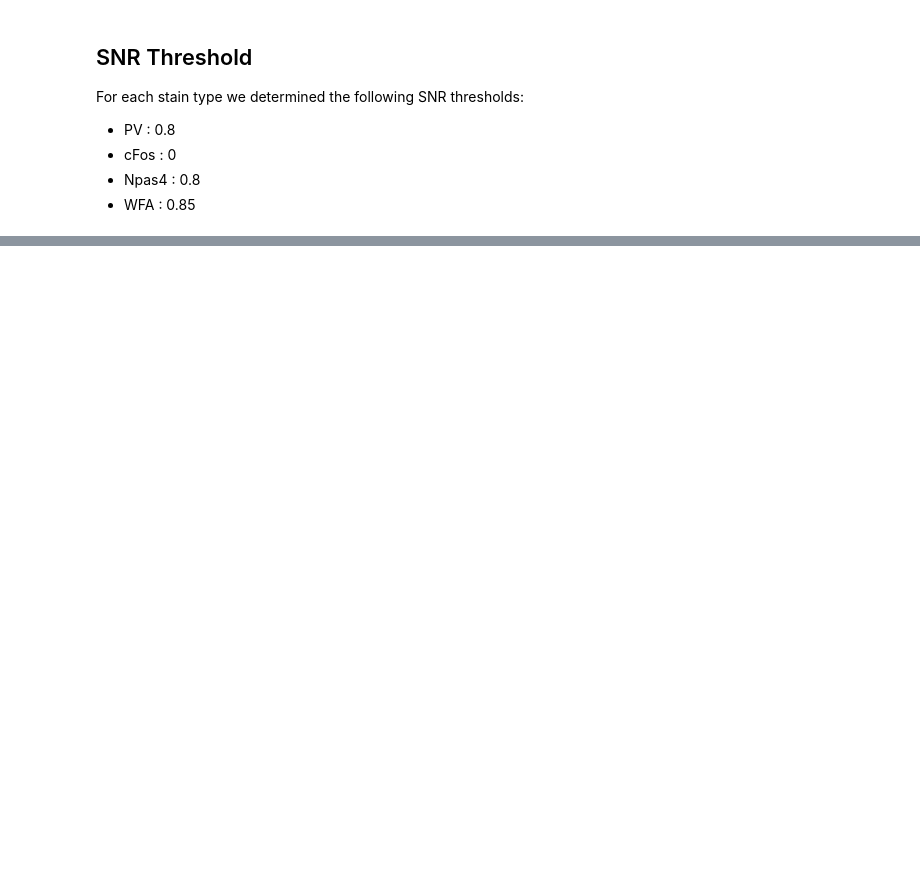
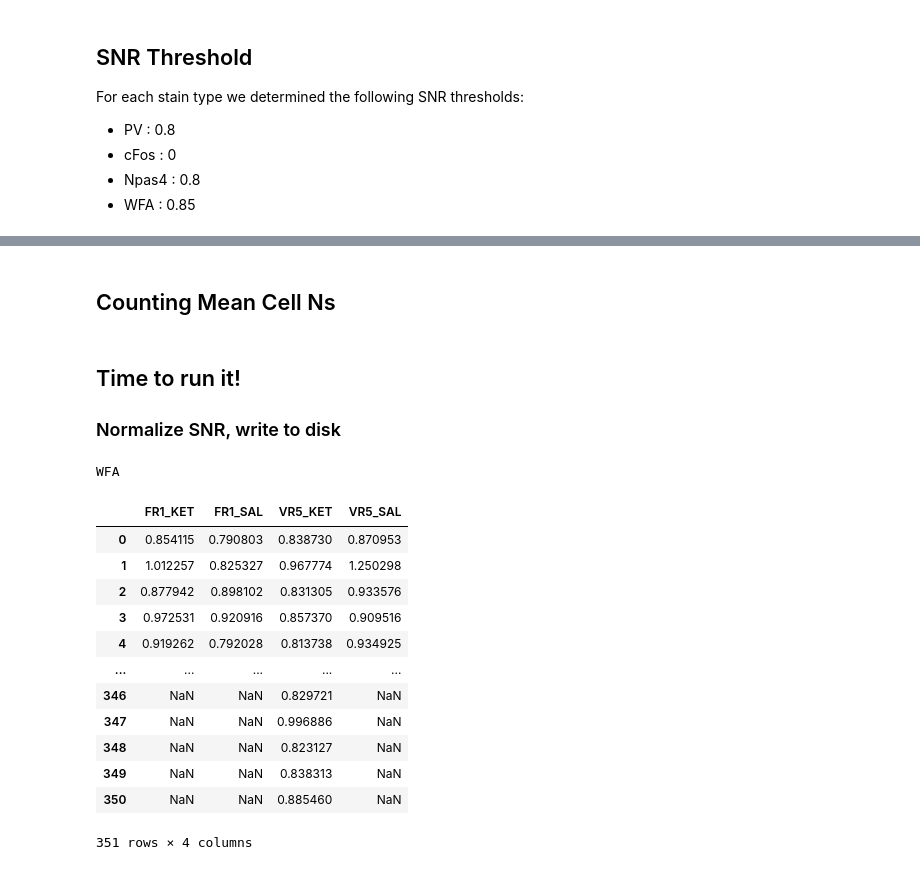
Before and after one commit to jonny-ramos/LRI, a Jupyter notebook: Image ROI Data Wrangling/KETAMINE-VR5/updated doublet roi selection/single labeled data/KET-VR5 Image Data Wrangling, SNR thresholding.ipynb, the cells around one changed output, grey strips where cells are left out. Drawn from its saved outputs; the diff is of its cells as text; code cells hidden in the pictures; blank space fills up the shorter version.

```diff
--- a/Image ROI Data Wrangling/KETAMINE-VR5/updated doublet roi selection/single labeled data/KET-VR5 Image Data Wrangling, SNR thresholding.ipynb
+++ b/Image ROI Data Wrangling/KETAMINE-VR5/updated doublet roi selection/single labeled data/KET-VR5 Image Data Wrangling, SNR thresholding.ipynb
@@ -321,0 +388,2 @@ array(['PV', 'cFos', 'Npas4', 'WFA'], dtype=object)
+# %% [markdown]
+## Counting Mean Cell Ns
@@ -321,0 +535,36 @@ array(['PV', 'cFos', 'Npas4', 'WFA'], dtype=object)
+# %% [markdown]
+## Time to run it!
+### Normalize SNR, write to disk
+# %%
+group = 'KET-VR5'
+for stain in df_threshold.stain_type.unique():
+
+    # split by stain
+    df_stain = df_threshold.query(f'stain_type == "{stain}"')
+
+    # normalize to FR1_SAL
+    df_norm = normalize_snr(df_stain, norm_condition='FR1_SAL')
+    df_norm.to_csv(f'{group}_{stain}_single_NORM.csv')
+
+    # reorganize into cols for prism
+    df_prism = prism_reorg(df_norm, col='norm_snr')
+    df_prism.to_csv(f'{group}_{stain}_PRISM.csv')
+
+# let's take a look at one of our final output dataframes, organized for entry into prism
+print(stain)
+df_prism
+# %% [output]
+WFA
+|  | FR1_KET | FR1_SAL | VR5_KET | VR5_SAL |
+| 0 | 0.854115 | 0.790803 | 0.838730 | 0.870953 |
+| 1 | 1.012257 | 0.825327 | 0.967774 | 1.250298 |
+| 2 | 0.877942 | 0.898102 | 0.831305 | 0.933576 |
+| 3 | 0.972531 | 0.920916 | 0.857370 | 0.909516 |
+| 4 | 0.919262 | 0.792028 | 0.813738 | 0.934925 |
+| ... | ... | ... | ... | ... |
+| 346 | NaN | NaN | 0.829721 | NaN |
+| 347 | NaN | NaN | 0.996886 | NaN |
+| 348 | NaN | NaN | 0.823127 | NaN |
+| 349 | NaN | NaN | 0.838313 | NaN |
+| 350 | NaN | NaN | 0.885460 | NaN |
+351 rows × 4 columns
```
Also changed, not shown: parts of 7 cells of this notebook.
